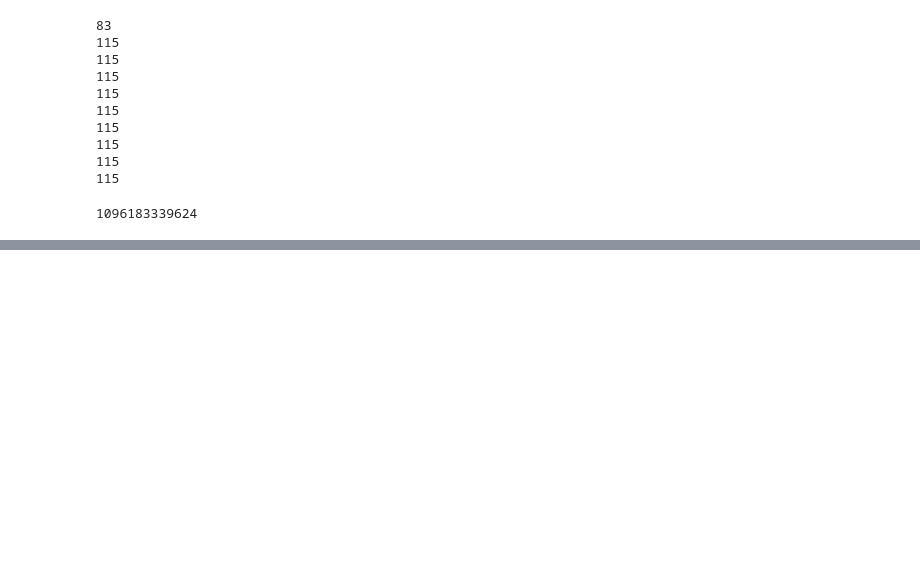
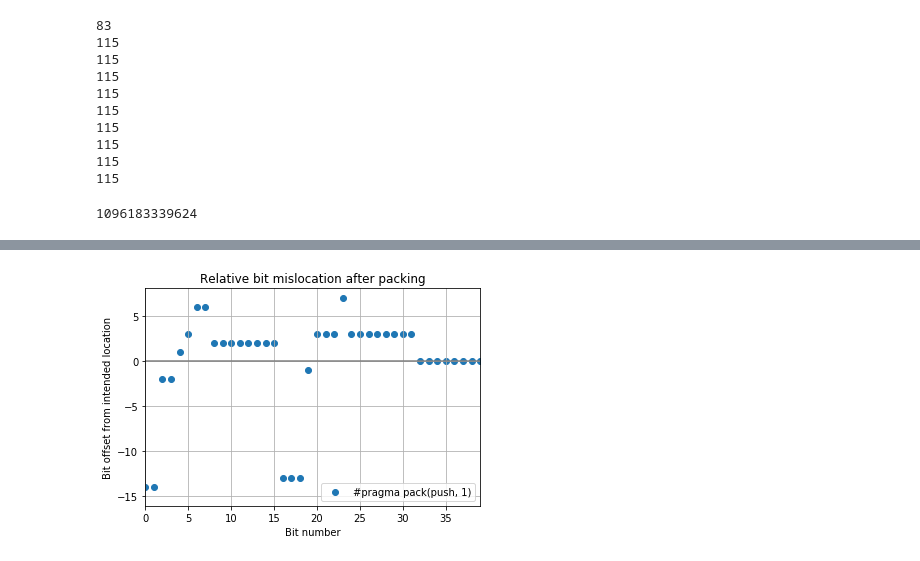
Before and after one commit to jarmokivekas/proximity-1, a Jupyter notebook: notes.ipynb, the cells around one changed output, grey strips where cells are left out. Cells and saved outputs as stored; diff of their text form; code cells hidden in the pictures; blank space fills up the shorter version.

```diff
--- a/notes.ipynb
+++ b/notes.ipynb
@@ -40,0 +99,25 @@ mask
+# %%
+import numpy as np
+pragma_packed_1 = [14] + [14, 15, 4,5,3,2,0,1,     6,7,8,9,10,11,12,13,      29,30,31,  20, 17,18,19  ,16,
+ 21,22,23,24,25,26,27,28,    32,33,34,35,36,37,38,39]
+
+intended = [-1] +list(range(40))
+pragma_packed_1 =  np.array(intended) -pragma_packed_1
+plt.figure()
+plt.grid()
+plt.xlim(0,39)
+#plt.step(np.array(intended)+0.5, intended, label='correct packing')
+plt.axhline(0, color='gray')
+plt.scatter(np.array(intended), pragma_packed_1,
+         label='#pragma pack(push, 1)',
+
+        )
+plt.xlabel('Bit number')
+plt.title('Relative bit mislocation after packing')
+plt.ylabel('Bit offset from intended location')
+plt.legend()
+plt.savefig('bit-mislocation.svg')
+plt.savefig('../jarmokivekas.github.io/projects/c-struct-packing/mislocations-relative.svg')
+plt.show()
+# %% [output]
+[figure, added]
```
Also changed, not shown: parts of 3 cells of this notebook, 11 other files.
